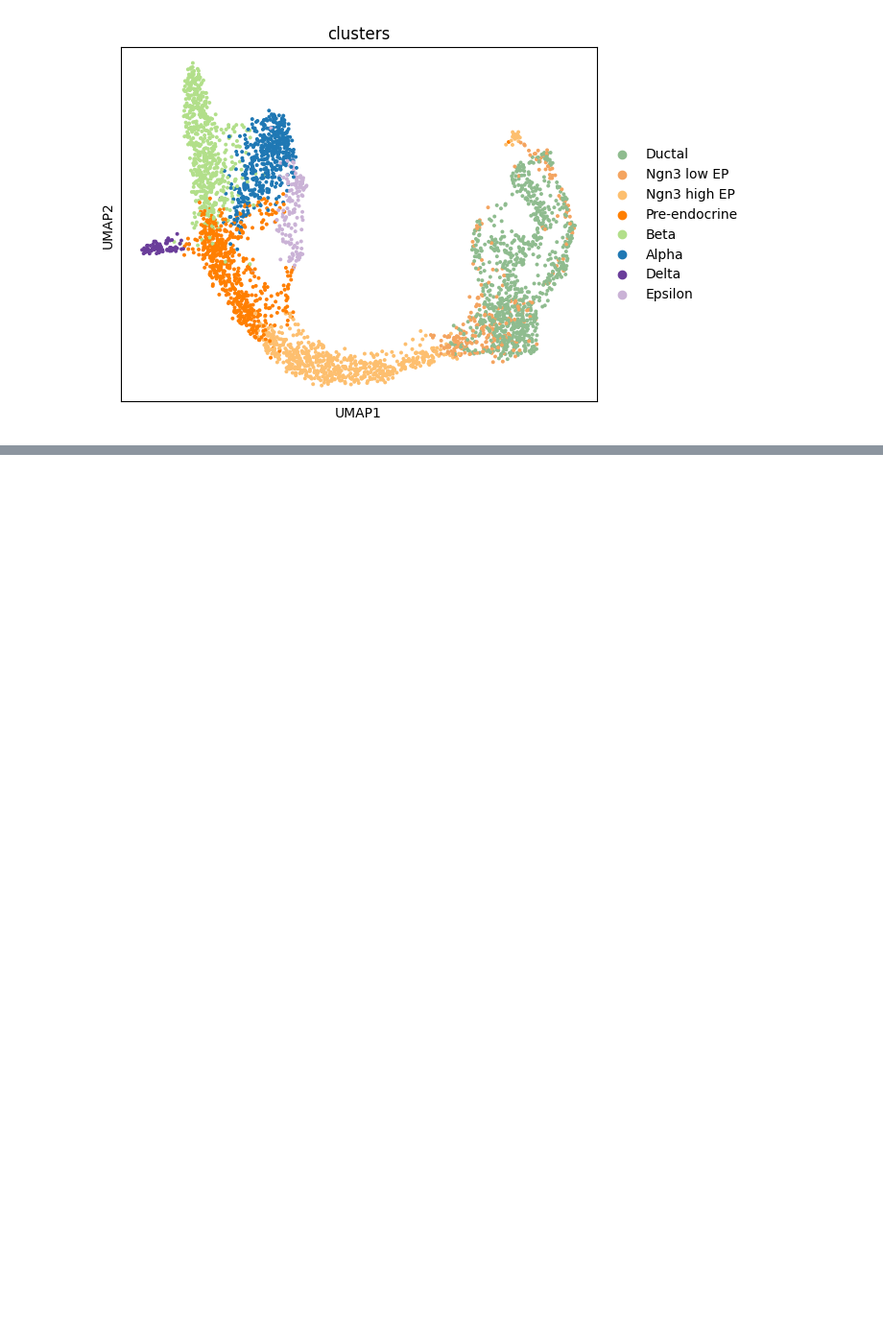
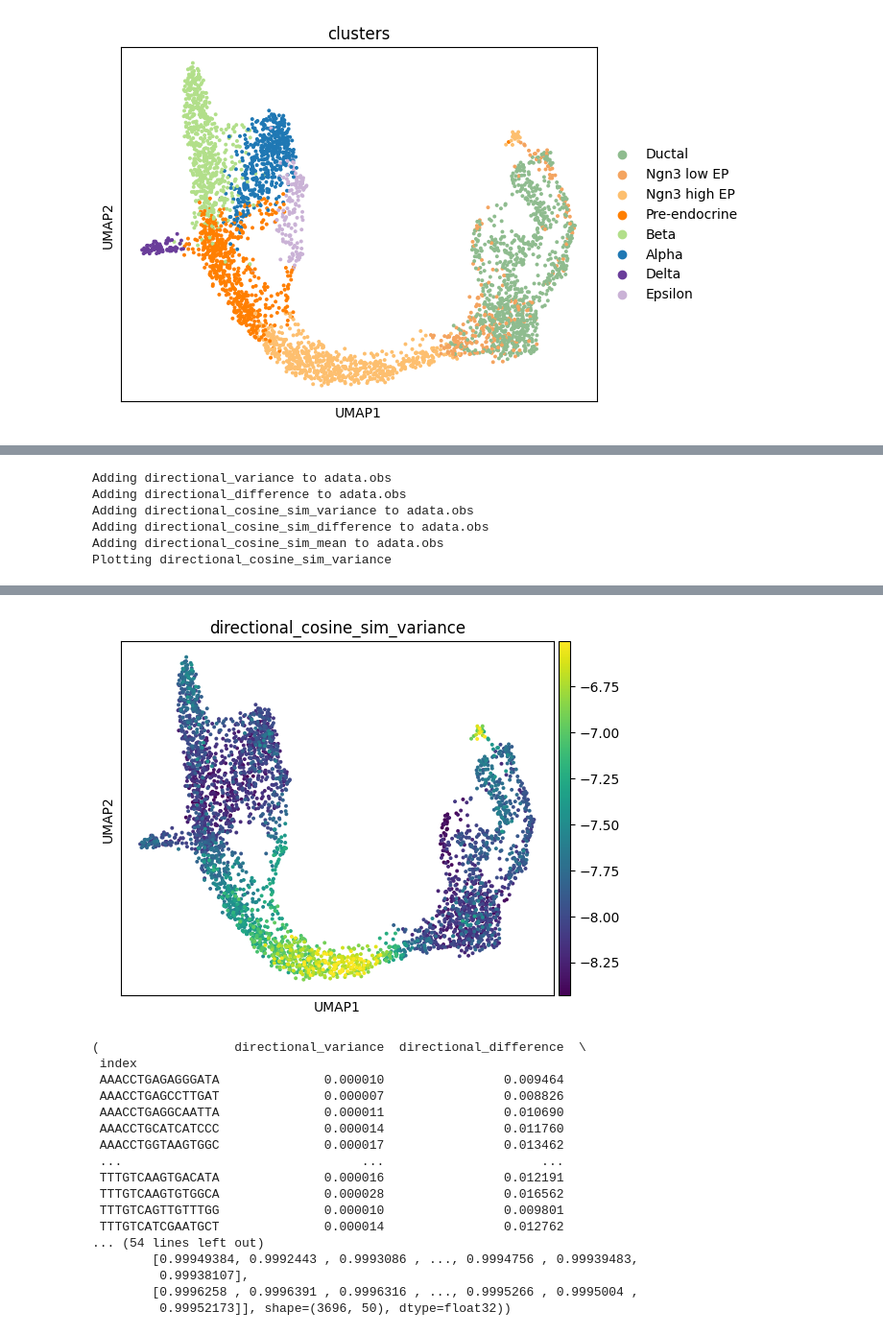
Before and after one commit to leonardogolinelli/lineageVI, a Jupyter notebook: notebooks/Tutorial.ipynb, the cells around one changed output, grey strips where cells are left out. Shown at 96% size. Cells and saved outputs as stored; diff of their text form; code cells hidden in the pictures; blank space fills up the shorter version.

```diff
--- a/notebooks/Tutorial.ipynb
+++ b/notebooks/Tutorial.ipynb
@@ -86,5 +93,7 @@ history = vae.fit(
     seeds=(0, 1, 2),
     output_dir='/Users/lgolinelli/git/lineageVI/notebooks/data/outputs/pancreas',   # or None
     verbose=1,
+    monitor_genes=['Gnas'],
+    monitor_negative_velo=False
 )
 # %% [output]
@@ -214,0 +358,10 @@ sc.pl.violin(adata, keys='Gcg', layer='alpha', groupby='clusters')
+# %%
+vae.get_directional_uncertainty(
+    adata,
+    use_gp_velo = False,
+    n_samples = 50,
+    n_jobs = -1,
+    show_plot =  True,
+    base_seed = None,
+)
+# %% [output]
@@ -214,0 +379,6 @@ sc.pl.violin(adata, keys='Gcg', layer='alpha', groupby='clusters')
+Adding directional_variance to adata.obs
+Adding directional_difference to adata.obs
+Adding directional_cosine_sim_variance to adata.obs
+Adding directional_cosine_sim_difference to adata.obs
+Adding directional_cosine_sim_mean to adata.obs
+Plotting directional_cosine_sim_variance
@@ -214,0 +386,18 @@ sc.pl.violin(adata, keys='Gcg', layer='alpha', groupby='clusters')
+[figure, added]
+(                  directional_variance  directional_difference  \
+ index
+ AAACCTGAGAGGGATA              0.000010                0.009464
+ AAACCTGAGCCTTGAT              0.000007                0.008826
+ AAACCTGAGGCAATTA              0.000011                0.010690
+ AAACCTGCATCATCCC              0.000014                0.011760
+ AAACCTGGTAAGTGGC              0.000017                0.013462
+ ...                                ...                     ...
+ TTTGTCAAGTGACATA              0.000016                0.012191
+ TTTGTCAAGTGTGGCA              0.000028                0.016562
+ TTTGTCAGTTGTTTGG              0.000010                0.009801
+ TTTGTCATCGAATGCT              0.000014                0.012762
+... (54 lines left out)
+        [0.99949384, 0.9992443 , 0.9993086 , ..., 0.9994756 , 0.99939483,
+         0.99938107],
+        [0.9996258 , 0.9996391 , 0.9996316 , ..., 0.9995266 , 0.9995004 ,
+         0.99952173]], shape=(3696, 50), dtype=float32))
```
Also changed, not shown: parts of 27 cells of this notebook, 15 other files.
